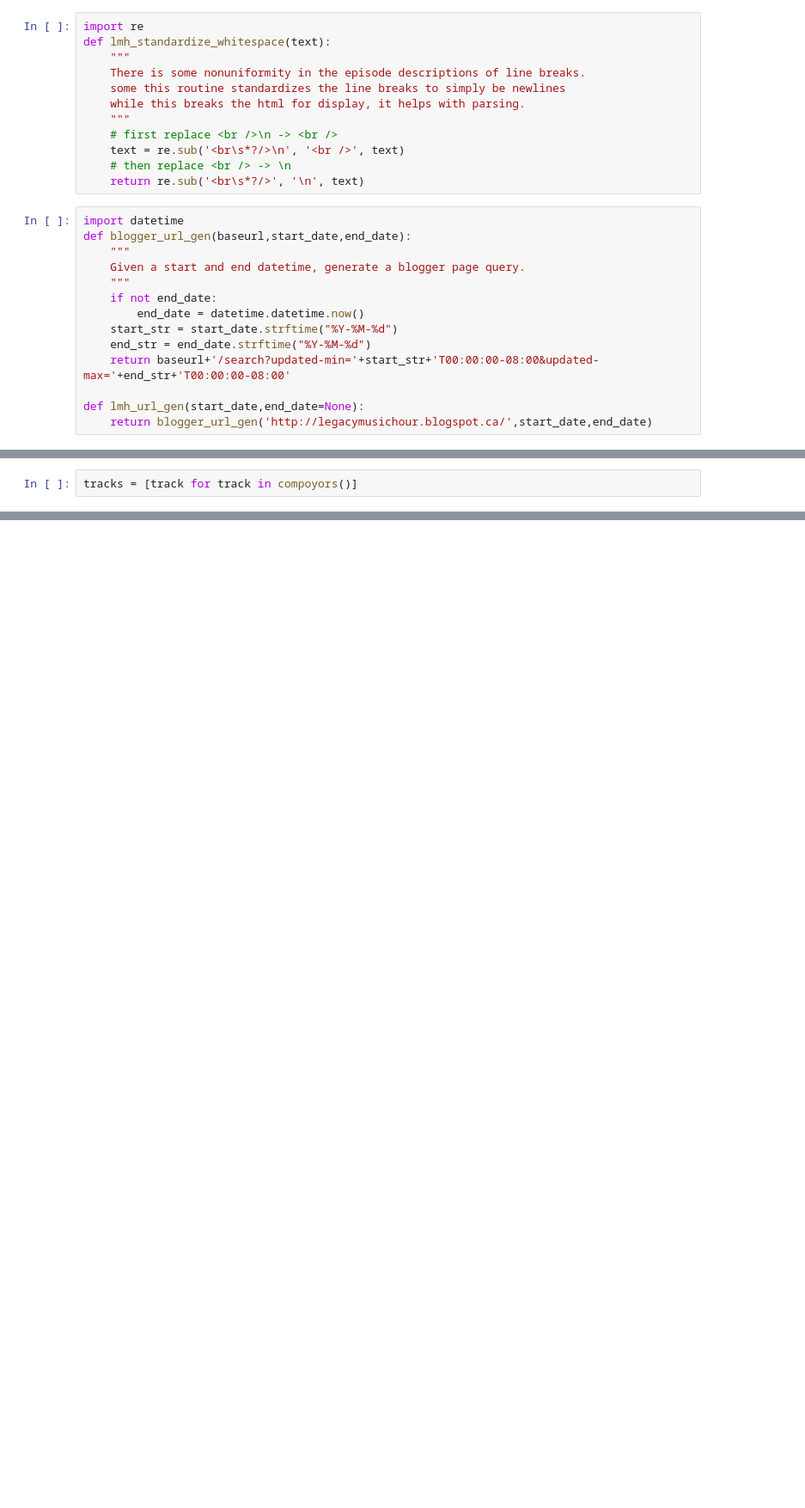
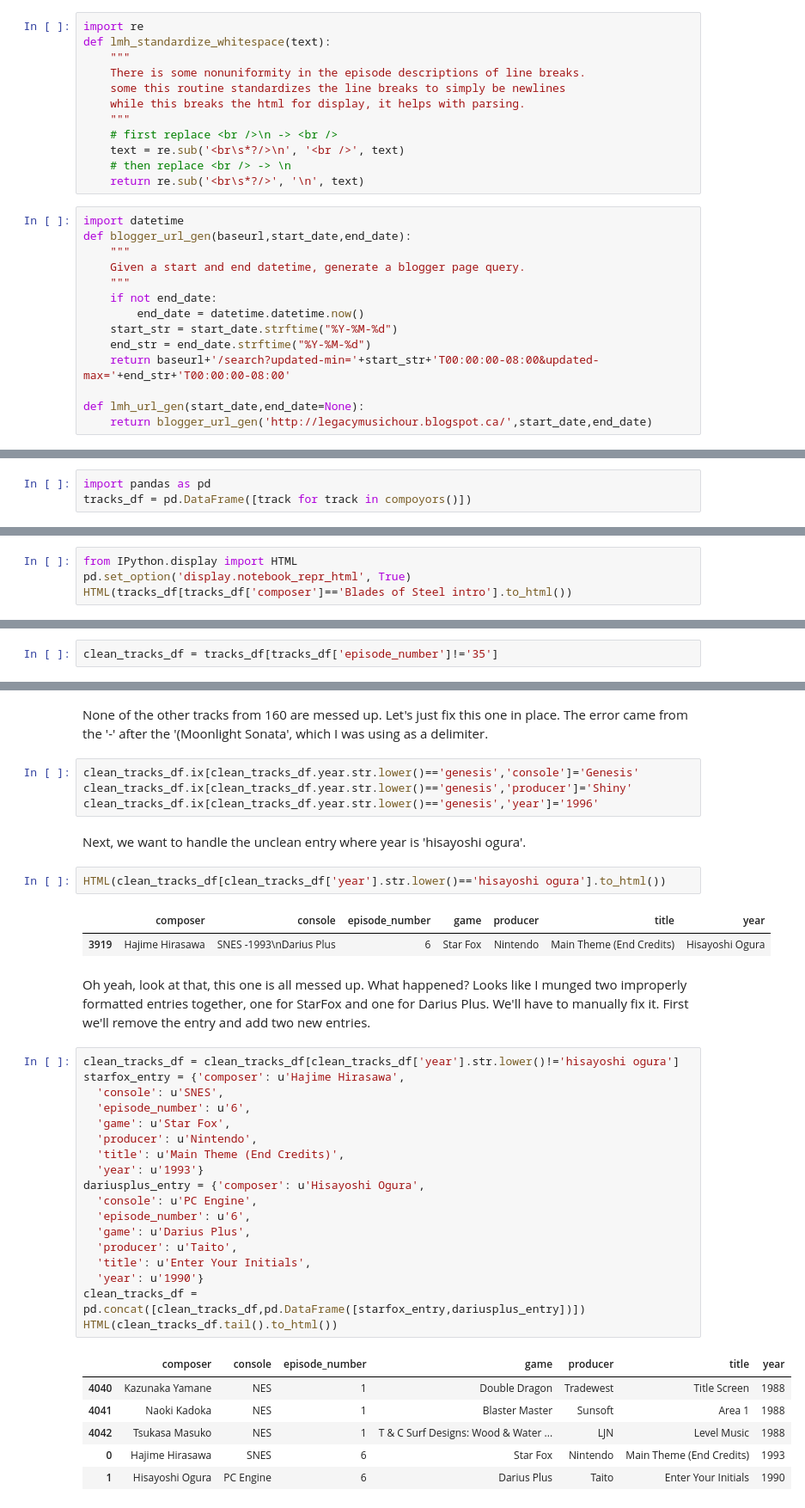
Before and after one commit to sfingram/lmh-analysis, a Jupyter notebook: LMH Analysis.ipynb, the cells around one changed output, grey strips where cells are left out. Shown at 86% size. Saved outputs shown, nothing was run; the diff lists cells and outputs as text; blank space fills up the shorter version.

Commit message:
Converted script to use pandas DataFrames

```diff
--- a/LMH Analysis.ipynb
+++ b/LMH Analysis.ipynb
@@ -91,5 +99,6 @@ def compoyors():
             else:
                 has_older_posts = False
 # %%
-tracks = [track for track in compoyors()]
+import pandas as pd
+tracks_df = pd.DataFrame([track for track in compoyors()])
 # %% [markdown]
@@ -100,0 +132,4 @@ The above script pulls the data with some errors. We need first clean the entrie
+# %%
+from IPython.display import HTML
+pd.set_option('display.notebook_repr_html', True)
+HTML(tracks_df[tracks_df['composer']=='Blades of Steel intro'].to_html())
@@ -100,0 +161,2 @@ The above script pulls the data with some errors. We need first clean the entrie
+# %%
+clean_tracks_df = tracks_df[tracks_df['episode_number']!='35']
@@ -100,0 +186,40 @@ The above script pulls the data with some errors. We need first clean the entrie
+# %% [markdown]
+None of the other tracks from 160 are messed up.  Let's just fix this one in place.  The error came from the '-' after the '(Moonlight Sonata', which I was using as a delimiter.
+# %%
+clean_tracks_df.ix[clean_tracks_df.year.str.lower()=='genesis','console']='Genesis'
+clean_tracks_df.ix[clean_tracks_df.year.str.lower()=='genesis','producer']='Shiny'
+clean_tracks_df.ix[clean_tracks_df.year.str.lower()=='genesis','year']='1996'
+# %% [markdown]
+Next, we want to handle the unclean entry where year is 'hisayoshi ogura'.
+# %%
+HTML(clean_tracks_df[clean_tracks_df['year'].str.lower()=='hisayoshi ogura'].to_html())
+# %% [output]
+|  | composer | console | episode_number | game | producer | title | year |
+| 3919 | Hajime Hirasawa | SNES -1993\nDarius Plus | 6 | Star Fox | Nintendo | Main Theme (End Credits) | Hisayoshi Ogura |
+# %% [markdown]
+Oh yeah, look at that, this one is all messed up.  What happened?  Looks like I munged two improperly formatted entries together, one for StarFox and one for Darius Plus.  We'll have to manually fix it.  First we'll remove the entry and add two new entries.
+# %%
+clean_tracks_df = clean_tracks_df[clean_tracks_df['year'].str.lower()!='hisayoshi ogura']
+starfox_entry = {'composer': u'Hajime Hirasawa',
+  'console': u'SNES',
+  'episode_number': u'6',
+  'game': u'Star Fox',
+  'producer': u'Nintendo',
+  'title': u'Main Theme (End Credits)',
+  'year': u'1993'}
+dariusplus_entry = {'composer': u'Hisayoshi Ogura',
+  'console': u'PC Engine',
+  'episode_number': u'6',
+  'game': u'Darius Plus',
+  'producer': u'Taito',
+  'title': u'Enter Your Initials',
+  'year': u'1990'}
+clean_tracks_df = pd.concat([clean_tracks_df,pd.DataFrame([starfox_entry,dariusplus_entry])])
+HTML(clean_tracks_df.tail().to_html())
+# %% [output]
+|  | composer | console | episode_number | game | producer | title | year |
+| 4040 | Kazunaka Yamane | NES | 1 | Double Dragon | Tradewest | Title Screen | 1988 |
+| 4041 | Naoki Kadoka | NES | 1 | Blaster Master | Sunsoft | Area 1 | 1988 |
+| 4042 | Tsukasa Masuko | NES | 1 | T & C Surf Designs: Wood & Water ... | LJN | Level Music | 1988 |
+| 0 | Hajime Hirasawa | SNES | 6 | Star Fox | Nintendo | Main Theme (End Credits) | 1993 |
+| 1 | Hisayoshi Ogura | PC Engine | 6 | Darius Plus | Taito | Enter Your Initials | 1990 |
```
Also changed, not shown: parts of 27 cells of this notebook.
